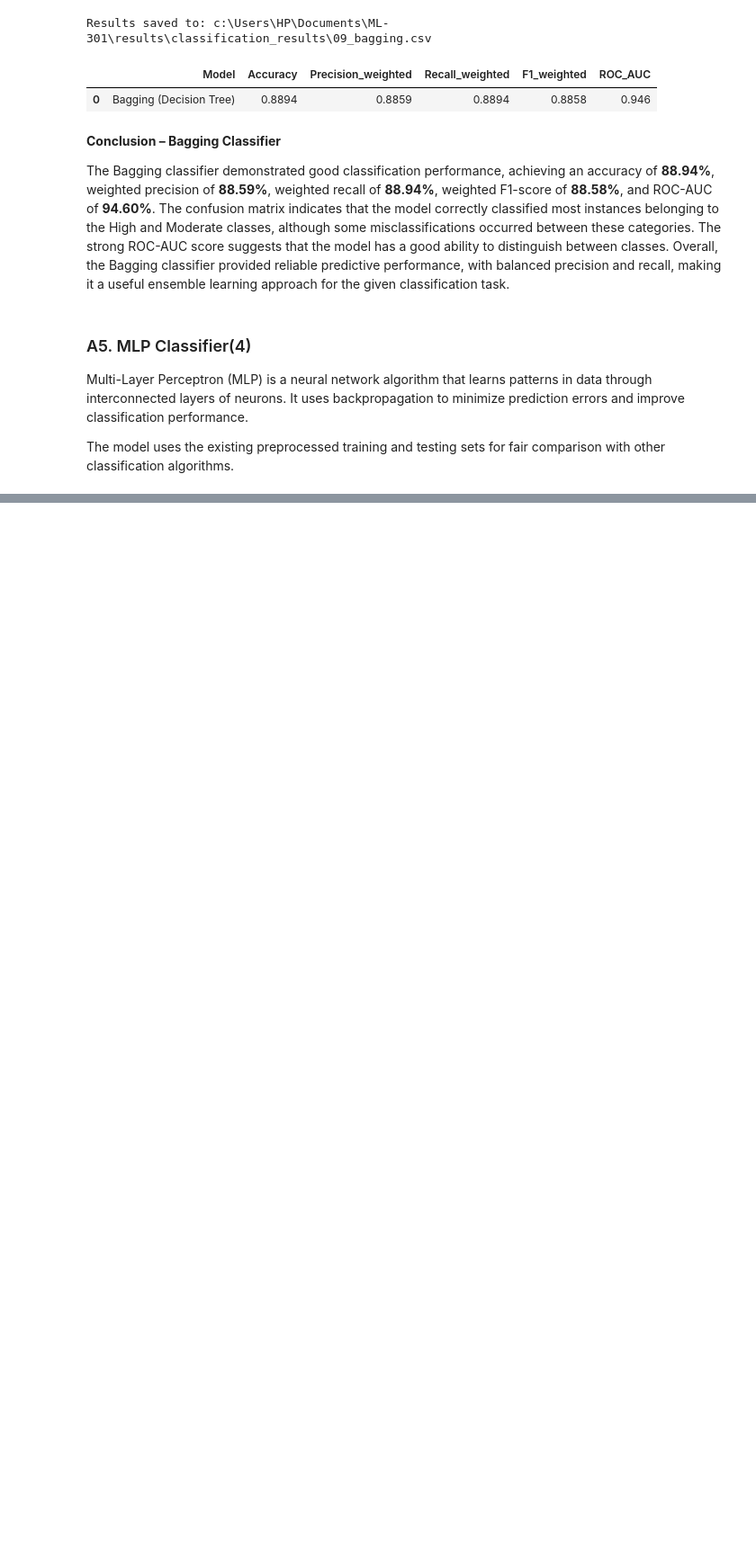
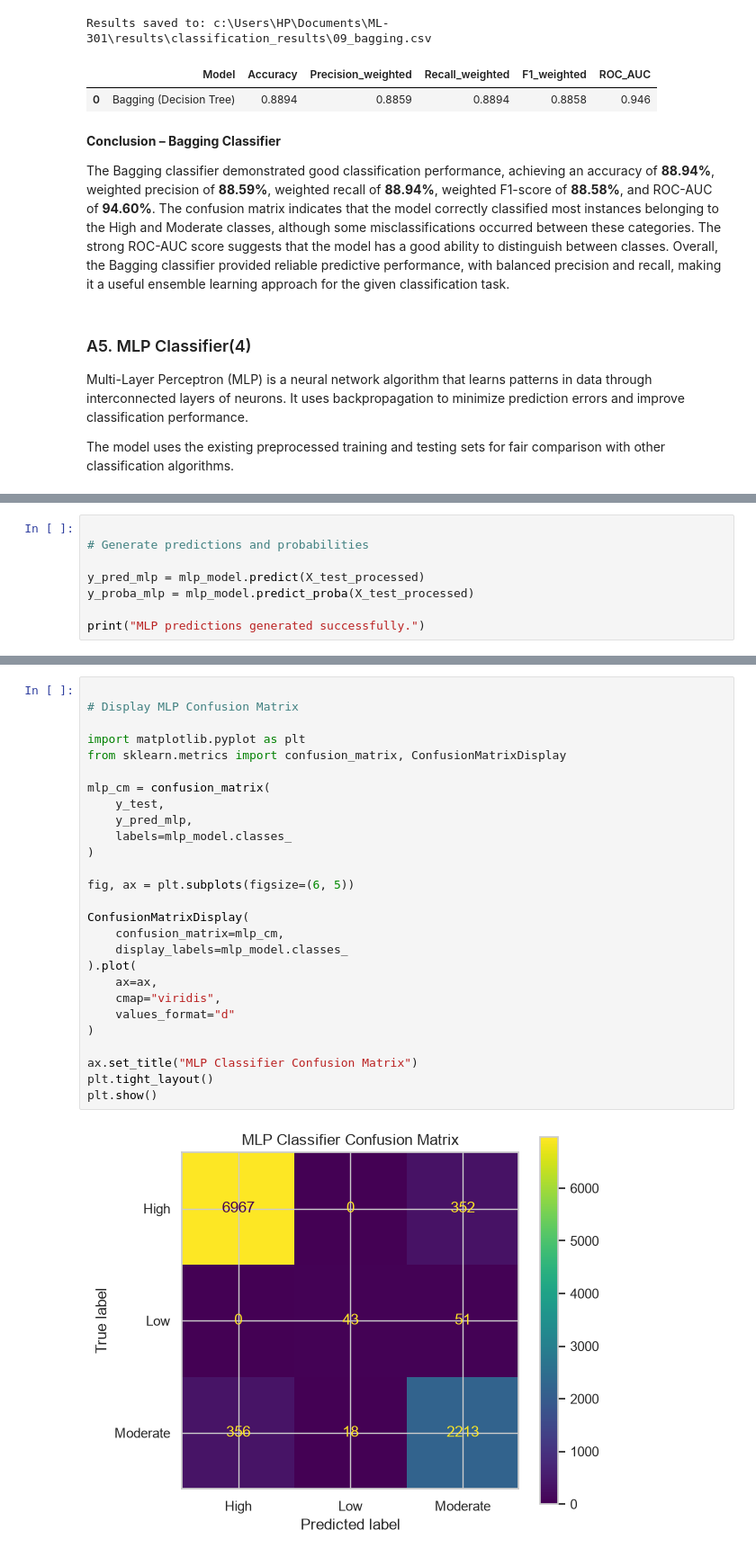
Before and after one commit to MohithKumar128/ML-301, a Jupyter notebook: notebooks/classification.ipynb, the cells around one changed output, grey strips where cells are left out. Shown at 90% size. Saved outputs shown, nothing was run; the diff lists cells and outputs as text; blank space fills up the shorter version.

```diff
--- a/notebooks/classification.ipynb
+++ b/notebooks/classification.ipynb
@@ -2365,0 +2362,8 @@ Results saved to: c:\Users\HP\Documents\ML-301\results\classification_results\10
+# %%
+
+# Generate predictions and probabilities
+
+y_pred_mlp = mlp_model.predict(X_test_processed)
+y_proba_mlp = mlp_model.predict_proba(X_test_processed)
+
+print("MLP predictions generated successfully.")
@@ -2365,0 +2426,29 @@ Results saved to: c:\Users\HP\Documents\ML-301\results\classification_results\10
+# %%
+
+# Display MLP Confusion Matrix
+
+import matplotlib.pyplot as plt
+from sklearn.metrics import confusion_matrix, ConfusionMatrixDisplay
+
+mlp_cm = confusion_matrix(
+    y_test,
+    y_pred_mlp,
+    labels=mlp_model.classes_
+)
+
+fig, ax = plt.subplots(figsize=(6, 5))
+
+ConfusionMatrixDisplay(
+    confusion_matrix=mlp_cm,
+    display_labels=mlp_model.classes_
+).plot(
+    ax=ax,
+    cmap="viridis",
+    values_format="d"
+)
+
+ax.set_title("MLP Classifier Confusion Matrix")
+plt.tight_layout()
+plt.show()
+# %% [output]
+[figure, added]
```
Also changed, not shown: parts of 6 cells of this notebook, 1 other file.
